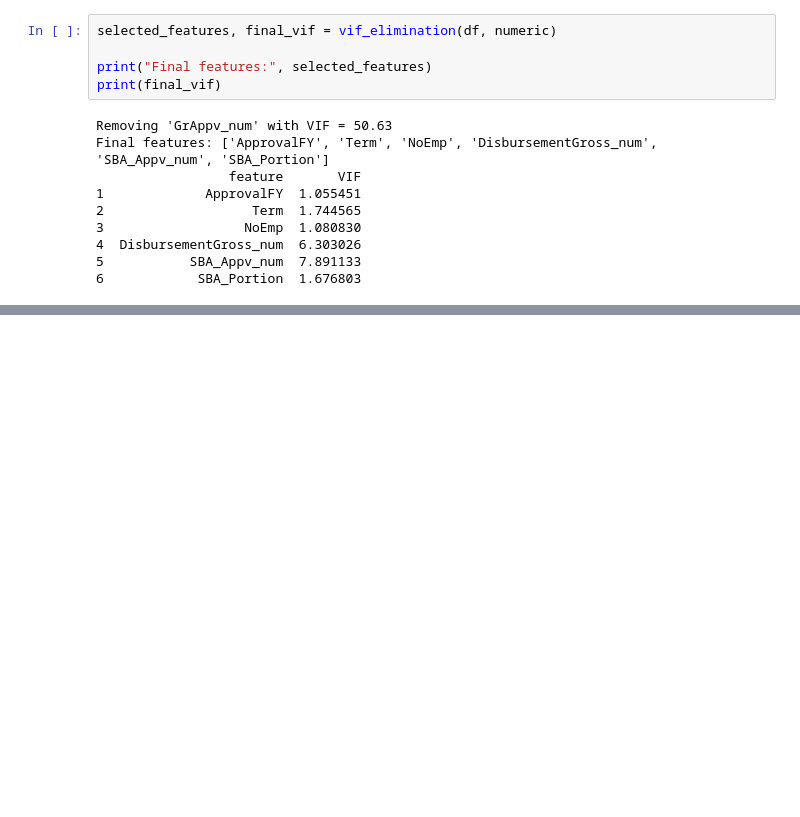
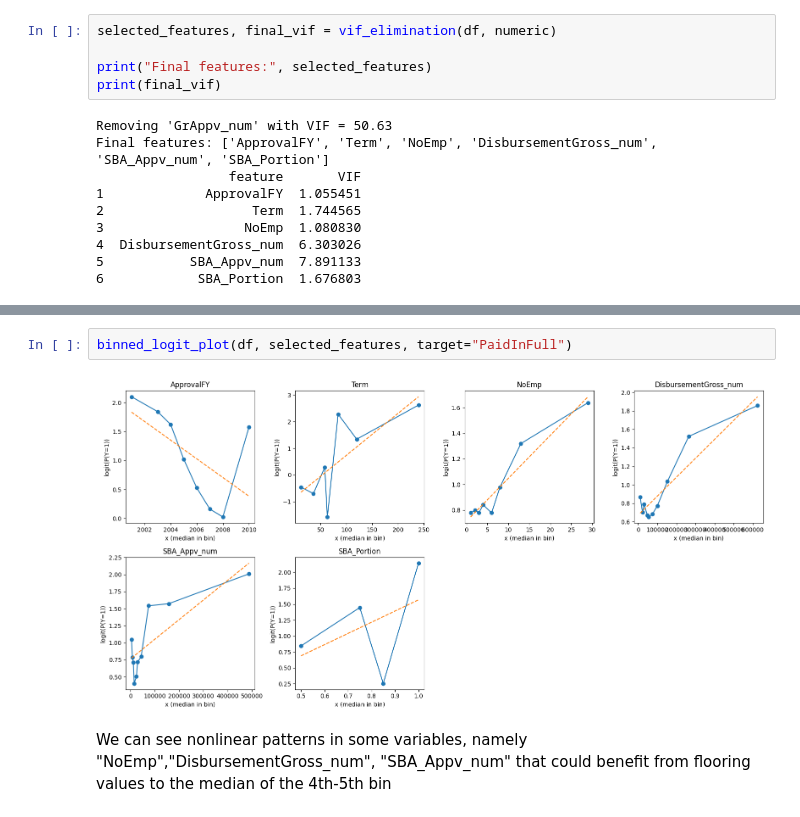
Before and after one commit to smatveev17/STAT-431-Final-Project, a Jupyter notebook: 02_eda/02_eda.ipynb, the cells around one changed output, grey strips where cells are left out. Drawn from its saved outputs; the diff is of its cells as text; blank space fills up the shorter version.

```diff
--- a/02_eda/02_eda.ipynb
+++ b/02_eda/02_eda.ipynb
@@ -422,0 +470,6 @@ Final features: ['ApprovalFY', 'Term', 'NoEmp', 'DisbursementGross_num', 'SBA_Ap
+# %%
+binned_logit_plot(df, selected_features, target="PaidInFull")
+# %% [output]
+[figure, added]
+# %% [markdown]
+We can see nonlinear patterns in some variables, namely "NoEmp","DisbursementGross_num", "SBA_Appv_num" that could benefit from flooring values to the median of the 4th-5th bin
```
Also changed, not shown: parts of 19 cells of this notebook.
